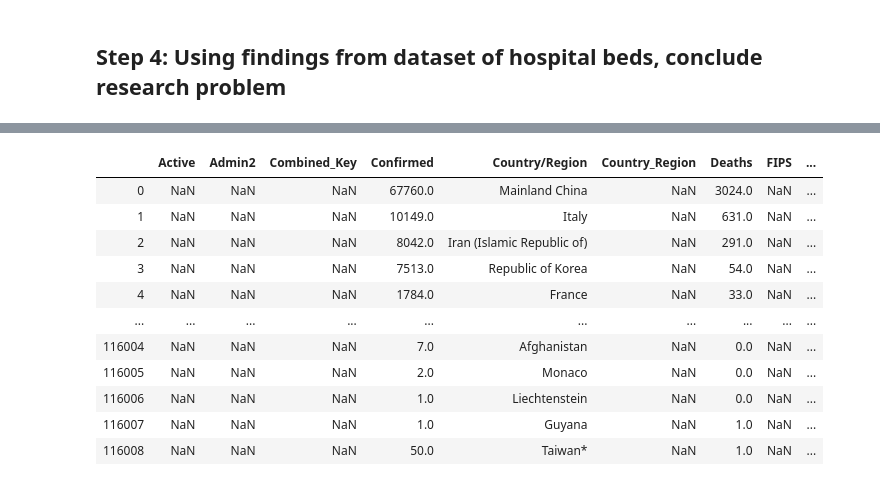
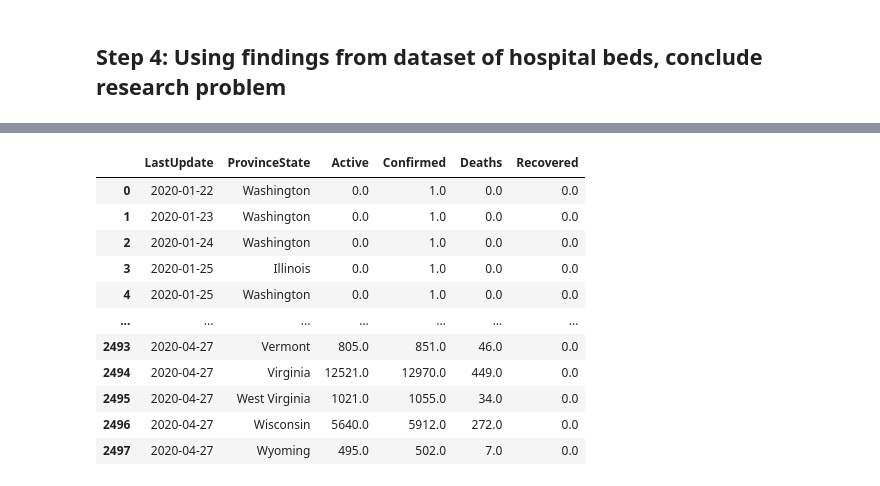
Before and after one commit to neilmizzi/COVID19, a Jupyter notebook: preprocess_data.ipynb, the cells around one changed output, grey strips where cells are left out. Drawn from its saved outputs; the diff is of its cells as text; code cells hidden in the pictures.

```diff
--- a/preprocess_data.ipynb
+++ b/preprocess_data.ipynb
@@ -249,30 +235,85 @@ kaggle.api.dataset_download_files('benhamner/jhucovid19', path='./kaggle/input/j
 # %%
+kaggle.api.authenticate()
+kaggle.api.dataset_download_files('benhamner/jhucovid19', path='./kaggle/input/jhucovid19/', unzip=True)
+
 # Get Time-Series Data of cases as Pandas DataFrame
 dir_jhu = './kaggle/input/jhucovid19/csse_covid_19_data/csse_covid_19_daily_reports'
 
 df_list = []
 for dirname, _, files in os.walk(dir_jhu):
     for file in files:
         if 'gitignore' not in file and 'README' not in file:
             full_dir = os.path.join(dirname, file)
             #print(full_dir)
             df_list.append(pd.read_csv(full_dir))
 jhu_df = pd.concat(df_list, axis=0, ignore_index=True, sort=True)
 
 # combine Last Update with Last_Update
 jhu_df['LastUpdate'] = jhu_df['Last_Update'].combine_first(jhu_df['Last Update'])
 
+# format dates with parser
+for i, row in jhu_df.iterrows():
+    # update dates
+    jhu_df.at[i, 'LastUpdate'] = parse(jhu_df.at[i, 'LastUpdate']).date()
+
+# combine Country/Region with Country_Region
+jhu_df['CountryRegion'] = jhu_df['Country/Region'].combine_first(jhu_df['Country_Region'])
+
+# Retrieve only US data
+jhu_df = jhu_df[jhu_df['CountryRegion']=='US']
+
+# combine Province/State with Province_State
+jhu_df['ProvinceState'] = jhu_df['Province/State'].combine_first(jhu_df['Province_State'])
+
+# drop unnecessary columns
+jhu_df = jhu_df.drop(['Admin2', 'Lat', 'Latitude', 'Long_', 'Longitude', 'Combined_Key', 'Country/Region',
+                      'Country_Region', 'Province/State', 'Province_State',
+                      'Last Update', 'Last_Update', 'FIPS'], axis=1)
+
+# change column order
+cols = list(jhu_df)
+cols.insert(0, cols.pop(cols.index('CountryRegion')))
+cols.insert(1, cols.pop(cols.index('ProvinceState')))
+cols.insert(2, cols.pop(cols.index('LastUpdate')))
+jhu_df = jhu_df.loc[:, cols]
+
+# Change region to known US states
+import us
+state_abbrs = []
+for state in us.states.STATES:
+    state_abbrs.append(state.abbr)
+
+for i, row in jhu_df.iterrows():
+    for j in state_abbrs:
+        if j in jhu_df.at[i, 'ProvinceState']:
+            jhu_df.at[i, 'ProvinceState'] = us.states.lookup(j).name
+        if jhu_df.at[i, 'ProvinceState'] == 'Washington, D.C.':
+            jhu_df.at[i, 'ProvinceState'] = 'District of Columbia'
+
+# Filter out unknown states
+jhu_df = jhu_df[jhu_df['ProvinceState'].isin(list(all_cases.state.unique()))]
+
+# Merge-sum rows with same date and State
+jhu_df = jhu_df.groupby(['LastUpdate', 'ProvinceState']).agg(
+    {
+        'Active': sum,
+        'Confirmed': sum,
+        'Deaths': sum,
+        'Recovered': sum
+    }
+).reset_index()
+
 jhu_df
 # %% [output]
-|  | Active | Admin2 | Combined_Key | Confirmed | Country/Region | Country_Region | Deaths | FIPS | ... |
-| 0 | NaN | NaN | NaN | 67760.0 | Mainland China | NaN | 3024.0 | NaN | ... |
-| 1 | NaN | NaN | NaN | 10149.0 | Italy | NaN | 631.0 | NaN | ... |
-| 2 | NaN | NaN | NaN | 8042.0 | Iran (Islamic Republic of) | NaN | 291.0 | NaN | ... |
-| 3 | NaN | NaN | NaN | 7513.0 | Republic of Korea | NaN | 54.0 | NaN | ... |
-| 4 | NaN | NaN | NaN | 1784.0 | France | NaN | 33.0 | NaN | ... |
-| ... | ... | ... | ... | ... | ... | ... | ... | ... | ... |
-| 116004 | NaN | NaN | NaN | 7.0 | Afghanistan | NaN | 0.0 | NaN | ... |
-| 116005 | NaN | NaN | NaN | 2.0 | Monaco | NaN | 0.0 | NaN | ... |
-| 116006 | NaN | NaN | NaN | 1.0 | Liechtenstein | NaN | 0.0 | NaN | ... |
-| 116007 | NaN | NaN | NaN | 1.0 | Guyana | NaN | 1.0 | NaN | ... |
-| 116008 | NaN | NaN | NaN | 50.0 | Taiwan* | NaN | 1.0 | NaN | ... |
+|  | LastUpdate | ProvinceState | Active | Confirmed | Deaths | Recovered |
+| 0 | 2020-01-22 | Washington | 0.0 | 1.0 | 0.0 | 0.0 |
+| 1 | 2020-01-23 | Washington | 0.0 | 1.0 | 0.0 | 0.0 |
+| 2 | 2020-01-24 | Washington | 0.0 | 1.0 | 0.0 | 0.0 |
+| 3 | 2020-01-25 | Illinois | 0.0 | 1.0 | 0.0 | 0.0 |
+| 4 | 2020-01-25 | Washington | 0.0 | 1.0 | 0.0 | 0.0 |
+| ... | ... | ... | ... | ... | ... | ... |
+| 2493 | 2020-04-27 | Vermont | 805.0 | 851.0 | 46.0 | 0.0 |
+| 2494 | 2020-04-27 | Virginia | 12521.0 | 12970.0 | 449.0 | 0.0 |
+| 2495 | 2020-04-27 | West Virginia | 1021.0 | 1055.0 | 34.0 | 0.0 |
+| 2496 | 2020-04-27 | Wisconsin | 5640.0 | 5912.0 | 272.0 | 0.0 |
+| 2497 | 2020-04-27 | Wyoming | 495.0 | 502.0 | 7.0 | 0.0 |
```
Also changed, not shown: parts of 14 cells of this notebook.
